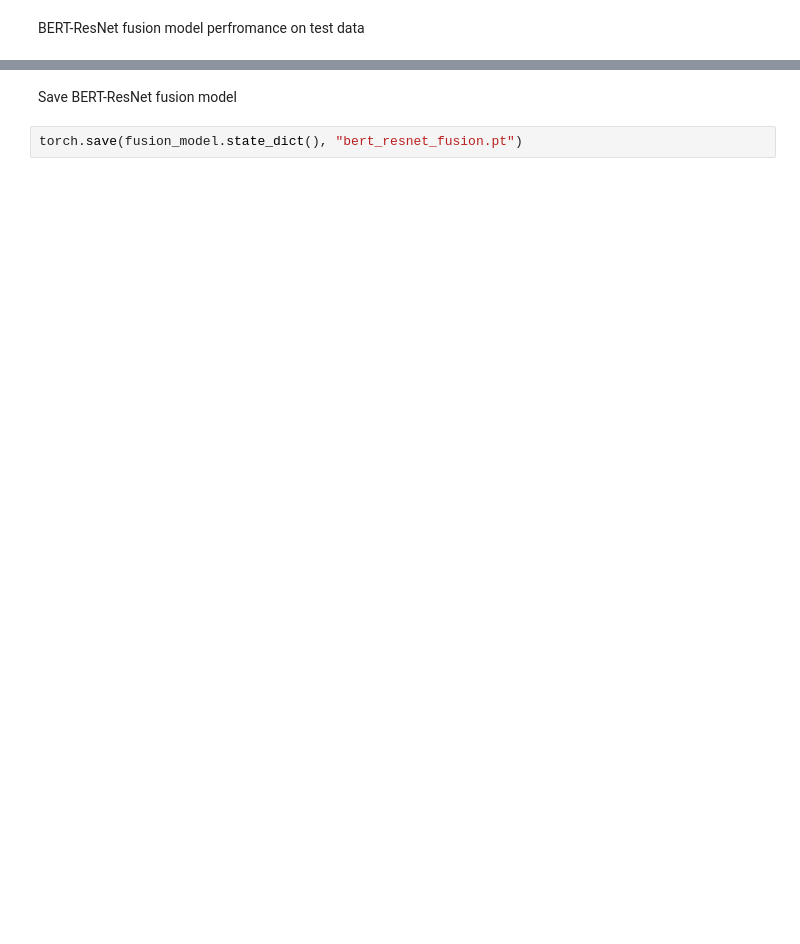
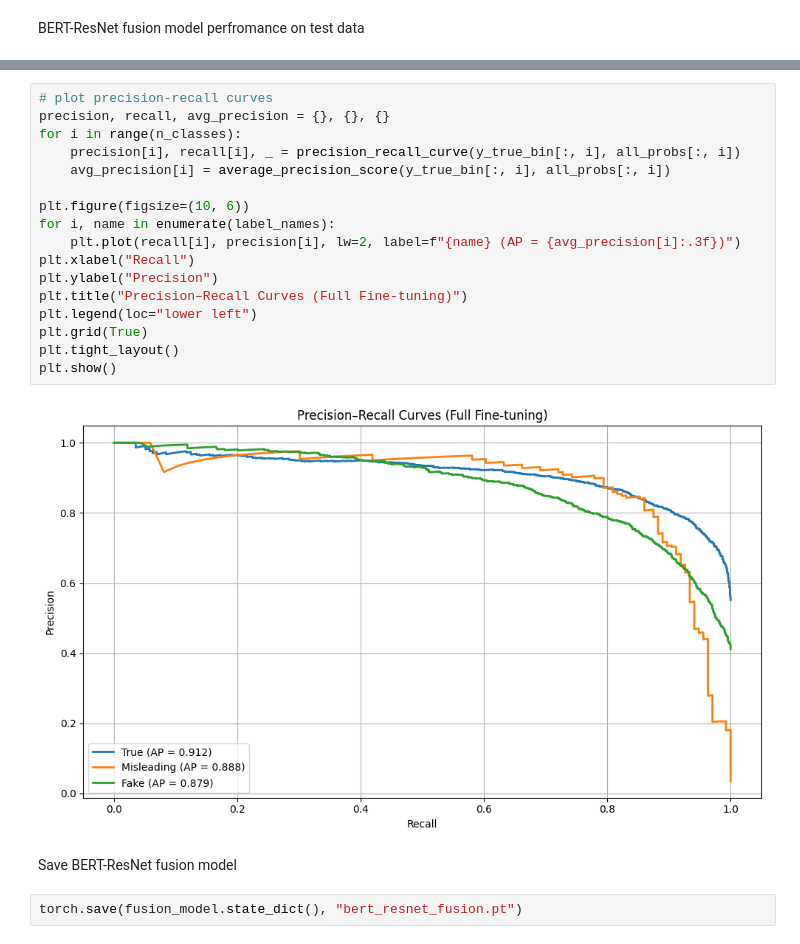
Before and after one commit to isabellachong/multimodal-fake-news-detection, a Jupyter notebook: scripts/Bert_ResNet.ipynb, the cells around one changed output, grey strips where cells are left out. Cells and saved outputs as stored; diff of their text form; blank space fills up the shorter version.

```diff
--- a/scripts/Bert_ResNet.ipynb
+++ b/scripts/Bert_ResNet.ipynb
@@ -760,3 +864,22 @@ Test loss: 0.9536, Accuracy: 0.8168, F1: 0.8158
+# %%
+# plot precision-recall curves
+precision, recall, avg_precision = {}, {}, {}
+for i in range(n_classes):
+    precision[i], recall[i], _ = precision_recall_curve(y_true_bin[:, i], all_probs[:, i])
+    avg_precision[i] = average_precision_score(y_true_bin[:, i], all_probs[:, i])
+
+plt.figure(figsize=(10, 6))
+for i, name in enumerate(label_names):
+    plt.plot(recall[i], precision[i], lw=2, label=f"{name} (AP = {avg_precision[i]:.3f})")
+plt.xlabel("Recall")
+plt.ylabel("Precision")
+plt.title("Precision–Recall Curves (Full Fine-tuning)")
+plt.legend(loc="lower left")
+plt.grid(True)
+plt.tight_layout()
+plt.show()
+# %% [output]
+[figure, added]
 # %% [markdown]
 Save BERT-ResNet fusion model
 # %%
```
Also changed, not shown: parts of 28 cells of this notebook.
